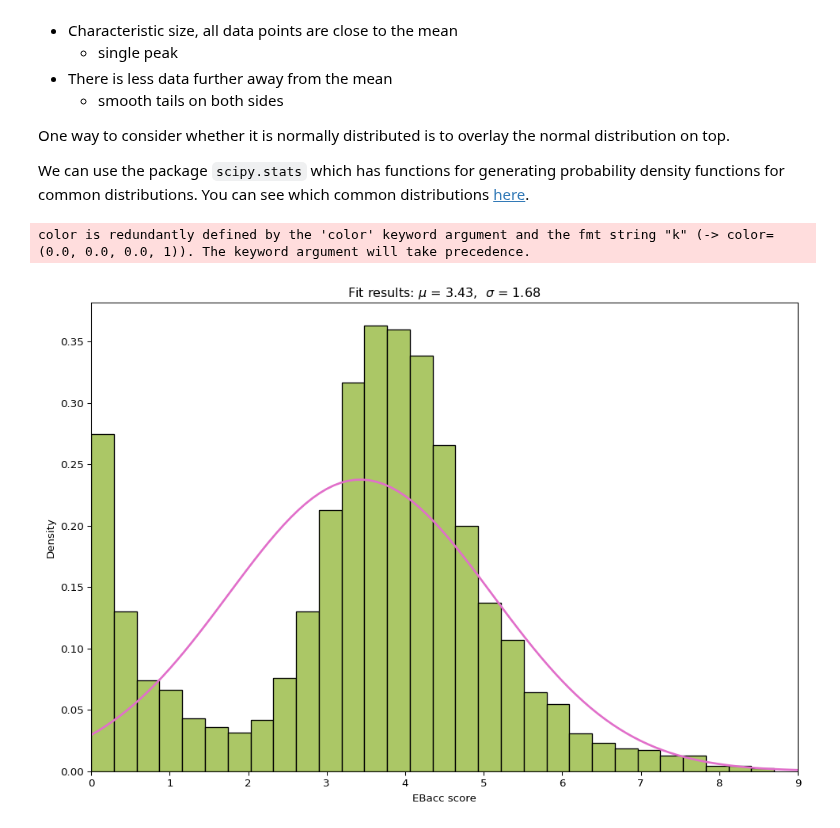
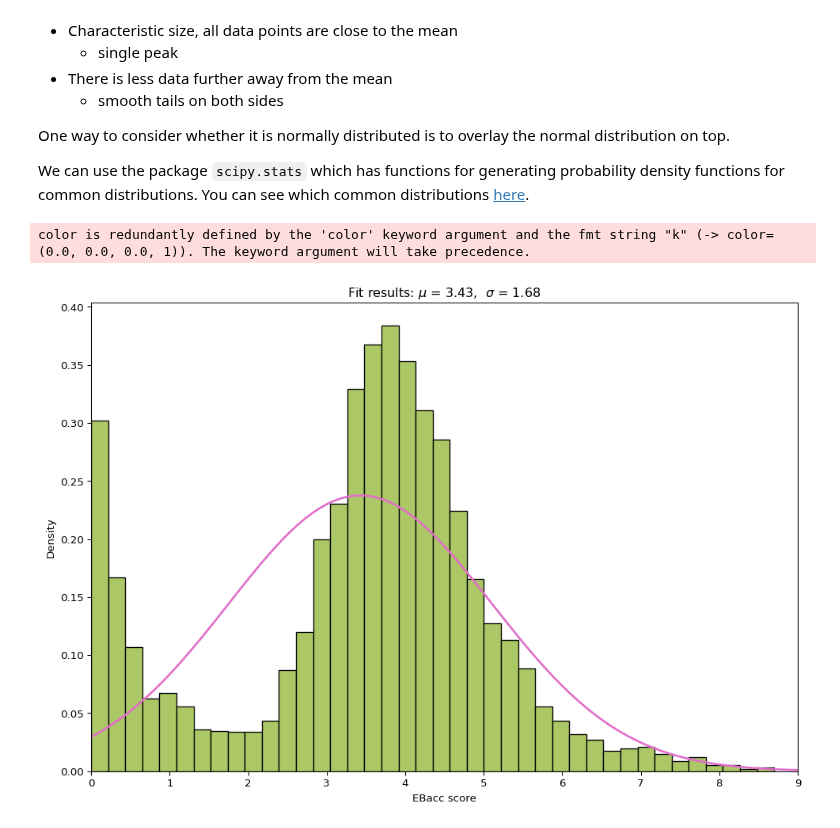
Before and after one commit to huanfachen/QM, a Jupyter notebook: sessions/week2_practical.ipynb, the cells around one changed output. Saved outputs shown, nothing was run; the diff lists cells and outputs as text; code cells hidden in the pictures.

```diff
--- a/sessions/week2_practical.ipynb
+++ b/sessions/week2_practical.ipynb
@@ -42,11 +46,9 @@ df_ks4 = pd.read_csv(
 info_cols = ['RECTYPE', 'LEA', 'SCHNAME', 'TOTPUPS']
 ebaccs_cols = ['EBACCAPS', 'EBACCAPS_LO', 'EBACCAPS_MID', 'EBACCAPS_HI']
 
-df_ks4 = df_ks4[info_cols + ebaccs_cols]
+df = df_ks4[info_cols + ebaccs_cols]
 
-df_ks4[['TOTPUPS']+ebaccs_cols] = df_ks4[['TOTPUPS']+ebaccs_cols].apply(pd.to_numeric, errors='coerce')
-
-df_ks4.head()
+df.head()
 # %% [output]
 Columns (75,77,78,79,80,81,82,83,84,85,86,87,88,89,90,91,92,93,94,144,145,146,147,148,149,150,151,152,177,178,179,180,181,182,183,186,187,188,189,190,191,192,194,195,196,198,199,200,202,203,204,206,20 ...
 # %% [markdown]
@@ -80,0 +135,2 @@ performance indicator of English schools. You can read more about it
+# %%
+df[['TOTPUPS']+ebaccs_cols] = df[['TOTPUPS']+ebaccs_cols].apply(pd.to_numeric, errors='coerce')
@@ -106,4 +187,4 @@ schools.
 # %%
 # only keep rows where RECTYPE is 1 or 2
-df_ks4 = df_ks4[df_ks4['RECTYPE'].isin([1, 2])].copy()
+df = df[df['RECTYPE'].isin([1, 2])].copy()
 # %% [markdown]
@@ -182,29 +263,29 @@ which common distributions
 # %%
 import scipy.stats as sps
 
 # first let's get the mean and stand deviation
-mu = df_ks4['EBACCAPS'].dropna().mean()
-std = df_ks4['EBACCAPS'].dropna().std()
+mu = df['EBACCAPS'].dropna().mean()
+std = df['EBACCAPS'].dropna().std()
 
 ## Create the plot
 
 # plot the histogram
 plt.figure(figsize=(12, 8))
-plt.hist(df_ks4['EBACCAPS'], bins=30, density=True, color='#abc766', edgecolor='black')
+plt.hist(df['EBACCAPS'], bins=40, density=True, color='#abc766', edgecolor='black')
 
 # plot the Probability Density Function (PDF)
 xmin = 0
 xmax = 9
 x = np.linspace(xmin, xmax, 100)
 p = sps.norm.pdf(x, mu, std)
 plt.plot(x, p, 'k', linewidth=2, color="#e16fca")
 
 plt.title(f"Fit results: $\mu$ = {mu:.2f},  $\sigma$ = {std:.2f}")
 plt.xlim(0, 9)
 plt.xlabel("EBacc score")
 plt.ylabel("Density")
 
 plt.show()
 # %% [output]
 color is redundantly defined by the 'color' keyword argument and the fmt string "k" (-> color=(0.0, 0.0, 0.0, 1)). The keyword argument will take precedence.
-[figure, old version]
+[figure, new version]
```
Also changed, not shown: parts of 34 cells of this notebook, 49 other files.
